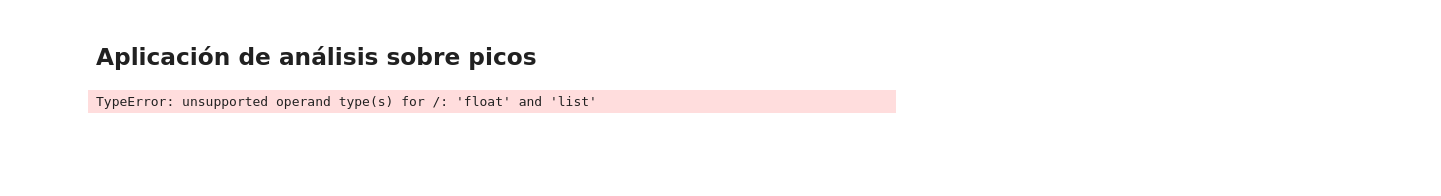
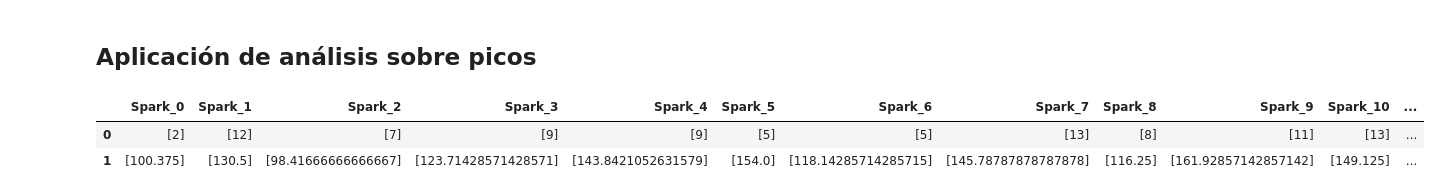
Before and after one commit to CardiAP/DesktopApp, a Jupyter notebook: Sparks_analysis.ipynb, the cells around one changed output. Cells and saved outputs as stored; diff of their text form; code cells hidden in the pictures; blank space fills up the shorter version.

Commit message:
spark_max

```diff
--- a/Sparks_analysis.ipynb
+++ b/Sparks_analysis.ipynb
@@ -175,7 +175,7 @@ img = auto_result
 original = img.copy()
 gray = cv2.cvtColor(img, cv2.COLOR_BGR2GRAY)
 blurred = cv2.GaussianBlur(gray, (3, 3), 50)
-canny = cv2.Canny(blurred, 150, 400, 200)
+canny = cv2.Canny(blurred, 80, 220, 400)
 kernel = np.ones((5,5),np.uint8)
 dilate = cv2.dilate(canny, kernel, iterations=1)
 
@@ -186,15 +186,18 @@ cnts = cnts[0] if len(cnts) == 2 else cnts[1]
 # Iterate thorugh contours and filter for ROI
 image_number = 0
 list_img_row = []
+track_number = 0
 for c in cnts:
     x,y,w,h = cv2.boundingRect(c)
     cv2.rectangle(img, (x, y), (x + w, y + h), (255,0,0), 2)
+    track_number += 1
+    cv2.putText(img, str(track_number), (x-2, y - 10))#, 1, (255,255,255), 2)
     ROI = original[y:y+h, x:x+w]
     x_data = np.asarray(range(x,x+w),dtype=np.float64)
-    #análisis de cada franja
+    #análisis de cada spark
     SI = Image.fromarray(ROI.astype(np.uint8))
-    img_row_sum = np.sum(SI,axis=1).tolist() #lista de datos del histograma
-    print(img_row_sum)
+    img_row_sum = np.mean(SI,axis=0)#.tolist() #lista de datos del histograma
+    img_row_sum = [x.mean() for x in img_row_sum]
     list_img_row.append (img_row_sum)
     #gráfico de histograma
     plt.plot(img_row_sum)
@@ -248,7 +220,7 @@ def maximo_peak (vector):
     import numpy as np
     from peakutils.peak import indexes
     import peakutils
-    indexes = indexes(np.array(vector), thres=1.0/max(vector), min_dist=min_distancia)
+    indexes = indexes(np.array(vector), thres=1.0/max(vector), min_dist=50)
     kk = list(indexes)
     tiempos = []
     intensidades = []
@@ -258,12 +230,22 @@ def maximo_peak (vector):
             intensidades.append (vector[j])
     return tiempos,intensidades
 
+cantidad_sparks = len(list_img_row)
+
 datos_tiempos = {}
 datos_intensidades = {}
 
-for i in range (0,len(list_img_row)):
+for i in range (0,cantidad_sparks):
     picos = maximo_peak (list_img_row[i])
     datos_tiempos [i] = picos [0]
     datos_intensidades [i] = picos [1]
+
+
+Columns = ['Spark_'+ str(x) for x in range(0, cantidad_sparks)]
+out_sparks = pd.DataFrame([datos_tiempos.values(),datos_intensidades.values()], columns = Columns)
-# %% [output]
-TypeError: unsupported operand type(s) for /: 'float' and 'list'
+# %%
+out_sparks
+# %% [output]
+|  | Spark_0 | Spark_1 | Spark_2 | Spark_3 | Spark_4 | Spark_5 | Spark_6 | Spark_7 | Spark_8 | Spark_9 | Spark_10 | ... |
+| 0 | [2] | [12] | [7] | [9] | [9] | [5] | [5] | [13] | [8] | [11] | [13] | ... |
+| 1 | [100.375] | [130.5] | [98.41666666666667] | [123.71428571428571] | [143.8421052631579] | [154.0] | [118.14285714285715] | [145.78787878787878] | [116.25] | [161.92857142857142] | [149.125] | ... |
```
Also changed, not shown: parts of 3 cells of this notebook.
